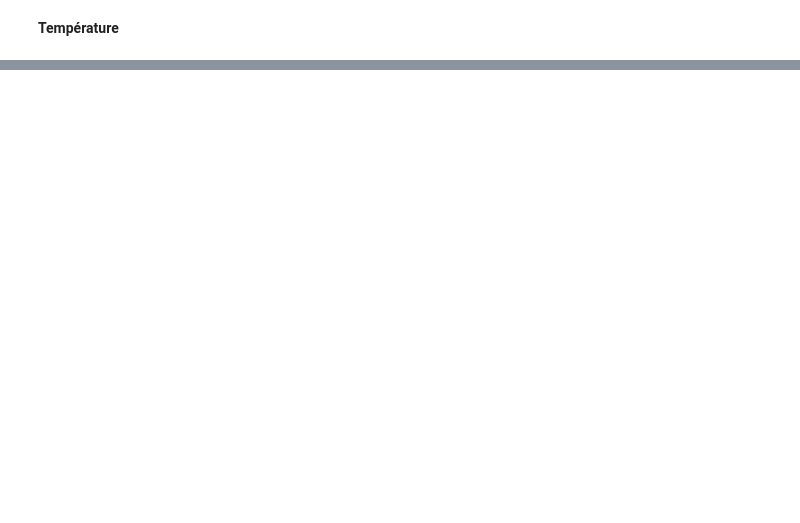
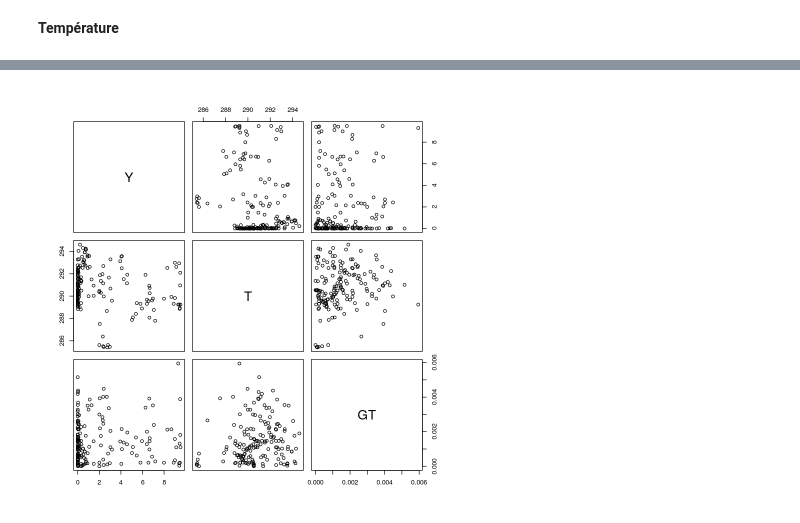
Before and after one commit to luc-dubreuil/GestionDeProjet4A, a Jupyter notebook: Travail/Adeline/Debut.ipynb, the cells around one changed output, grey strips where cells are left out. Saved outputs shown, nothing was run; the diff lists cells and outputs as text; code cells hidden in the pictures; blank space fills up the shorter version.

```diff
--- a/Travail/Adeline/Debut.ipynb
+++ b/Travail/Adeline/Debut.ipynb
@@ -29,2 +91,9 @@ plot(Y_test_random, type="l", main = "Y_test_random")
 # %% [markdown]
 **Température**
+# %%
+subsetTemp <- c("Y","T")
+data4 <- data2[ , subsetTemp]
+nblignes <- nrow(data4)
+# %%
+data4$GT <- c(0,abs(data4[2:nblignes,"T"]-data4[1:nblignes-1,"T"])/data4[2:nblignes,"T"])
+summary(data4)
@@ -30,0 +108,4 @@ plot(Y_test_random, type="l", main = "Y_test_random")
+# %%
+pairs(data4)
+# %% [output]
+[figure, added]
```
Also changed, not shown: parts of 9 cells of this notebook.
